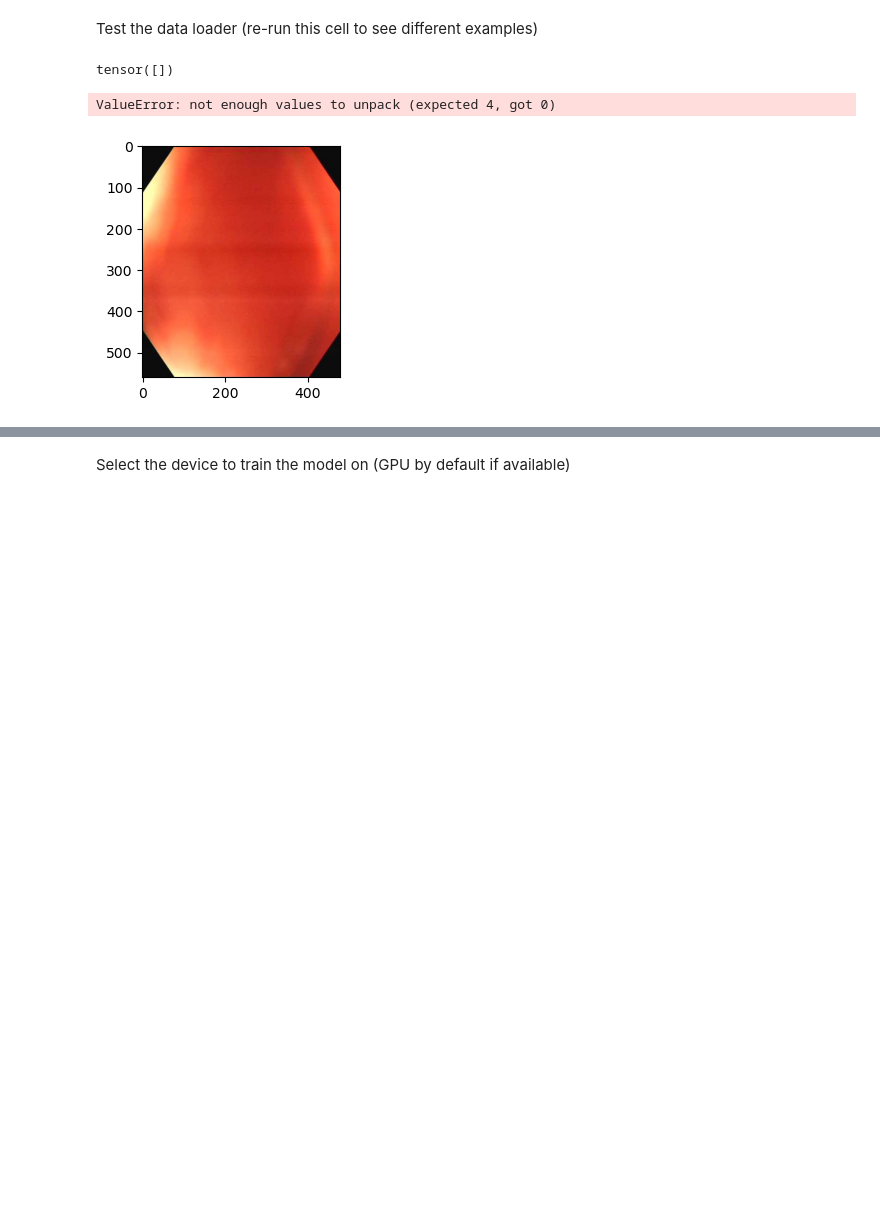
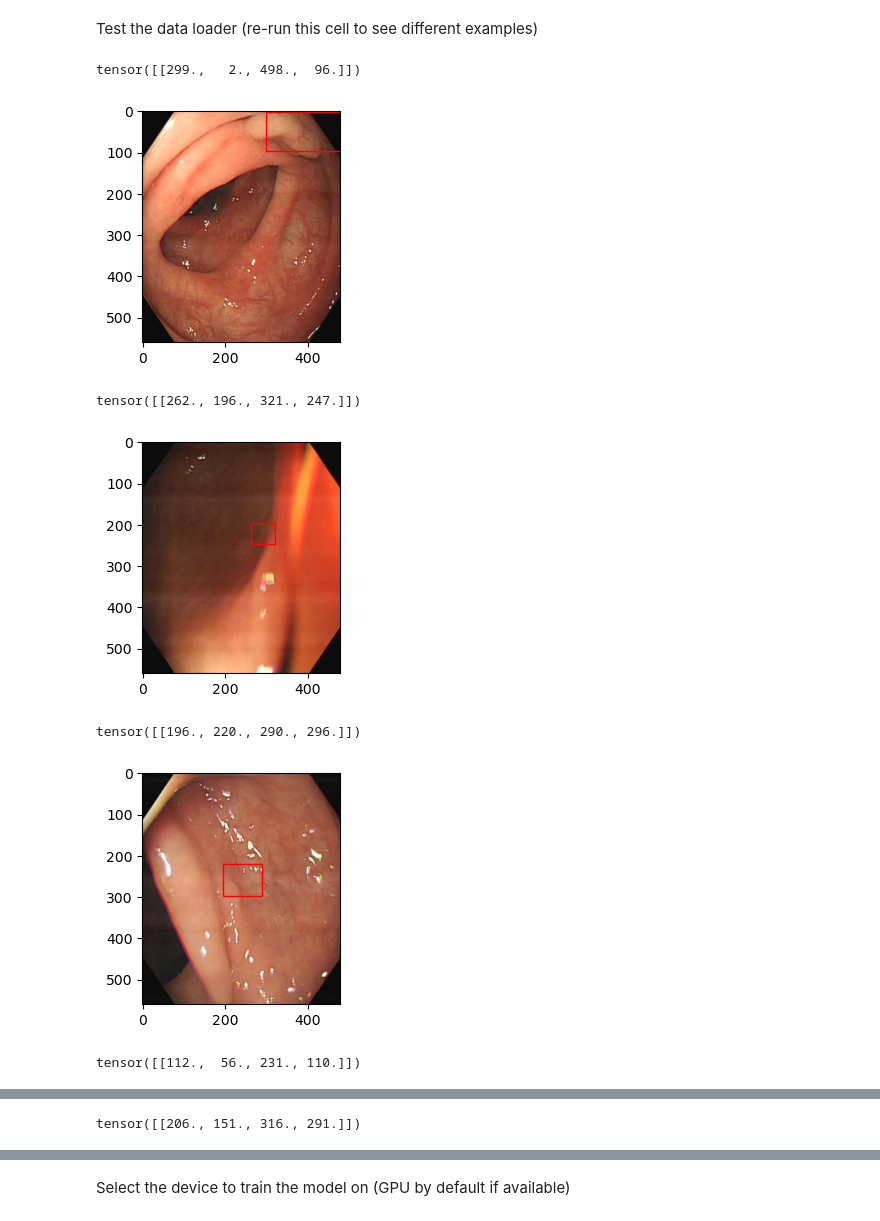
Before and after one commit to cuberhaus/TFG, a Jupyter notebook: code/main.ipynb, the cells around one changed output, grey strips where cells are left out. Saved outputs shown, nothing was run; the diff lists cells and outputs as text; code cells hidden in the pictures; blank space fills up the shorter version.

```diff
--- a/code/main.ipynb
+++ b/code/main.ipynb
@@ -71,19 +72,24 @@ class CustomDataset(Dataset):
 
         # Load and parse annotation (you'll need to implement this part based on the content of your annotation file)
         boxes = self.parse_annotation(annotation_path)
-        boxes_array = np.array(boxes)
         boxes = torch.as_tensor(boxes, dtype=torch.float32)
-        # print(boxes_array)
         num_objs = len(boxes)
-        iscrowd = torch.zeros((num_objs,), dtype=torch.int64) # suppose all instances are not crowd
+
         if num_objs == 0:
-            area = torch.tensor([ 0.0 ])
+            # area = torch.tensor([ 0.0 ])
+            boxes = torch.zeros((0, 4), dtype=torch.float32)
+            labels = torch.zeros((0,), dtype=torch.int64)
+            area = torch.zeros((0,), dtype=torch.float32)
+            iscrowd = torch.zeros((0,), dtype=torch.int64)
         else:
-            area = (boxes_array[:, 3] - boxes_array[:, 1]) * (boxes_array[:, 2] - boxes_array[:, 0])
+            boxes = torch.as_tensor(boxes, dtype=torch.float32)
+            labels = torch.ones((len(boxes),), dtype=torch.int64)
+            area = (boxes[:, 3] - boxes[:, 1]) * (boxes[:, 2] -     boxes[:, 0])
+            iscrowd = torch.zeros((len(boxes),), dtype=torch.int64)
+
         target = {
             'boxes': boxes,
-            # 'labels': torch.zeros(len(boxes), dtype=torch.int64)
-            'labels': torch.ones(num_objs, dtype=torch.int64), # for binary classification
+            'labels': labels,
             'image_id': torch.tensor([idx]),
             'area': area,
             'iscrowd': iscrowd
@@ -123,36 +129,42 @@ Test the data loader (re-run this cell to see different examples)
 # %%
 max_images_to_display = 5  # Set the maximum number of images to display
 image_counter = 0    # Initialize a counter
 
 # Set the desired figure size
 fig_width, fig_height = 4, 3  # Adjust these values to your preference
 
 # Test by iterating through the dataset
 for image, target in dataloader:
     # Convert the PyTorch tensor to a NumPy array for visualization
     image = image.squeeze(0).permute(1, 2, 0).numpy()
 
     # Create a figure and axis
     fig, ax = plt.subplots(1, figsize=(fig_width, fig_height))
     ax.imshow(image)
 
     bounding_boxes = target['boxes']
     # Iterate through bounding boxes and draw them on the image
-    for box in bounding_boxes:
-        print(box)
-        x1, y1, x2, y2 = box
-        rect = patches.Rectangle((x1, y1), x2 - x1, y2 - y1, linewidth=1, edgecolor='r', facecolor='none')
-        ax.add_patch(rect)
+    if bounding_boxes.numel() > 0:
+        for box in bounding_boxes:
+            print(box)
+            box = box.squeeze(0) # flatten the tensor to avoid unpacking error
+            x1, y1, x2, y2 = box
+            rect = patches.Rectangle((x1, y1), x2 - x1, y2 - y1, linewidth=1, edgecolor='r', facecolor='none')
+            ax.add_patch(rect)
 
     # Show the image with bounding boxes
     plt.show()
 
     # Increment the image counter
     image_counter += 1
 
     if image_counter >= max_images_to_display:
         break  # Exit the loop after displaying the desired number of images
 # %% [output]
-tensor([])
+tensor([[299.,   2., 498.,  96.]])
+[figure, new version]
-ValueError: not enough values to unpack (expected 4, got 0)
+tensor([[262., 196., 321., 247.]])
-[figure, old version]
+[figure, added]
+tensor([[196., 220., 290., 296.]])
+[figure, added]
+tensor([[112.,  56., 231., 110.]])
@@ -158,0 +172 @@ ValueError: not enough values to unpack (expected 4, got 0)
+tensor([[206., 151., 316., 291.]])
```
Also changed, not shown: parts of 16 cells of this notebook.
